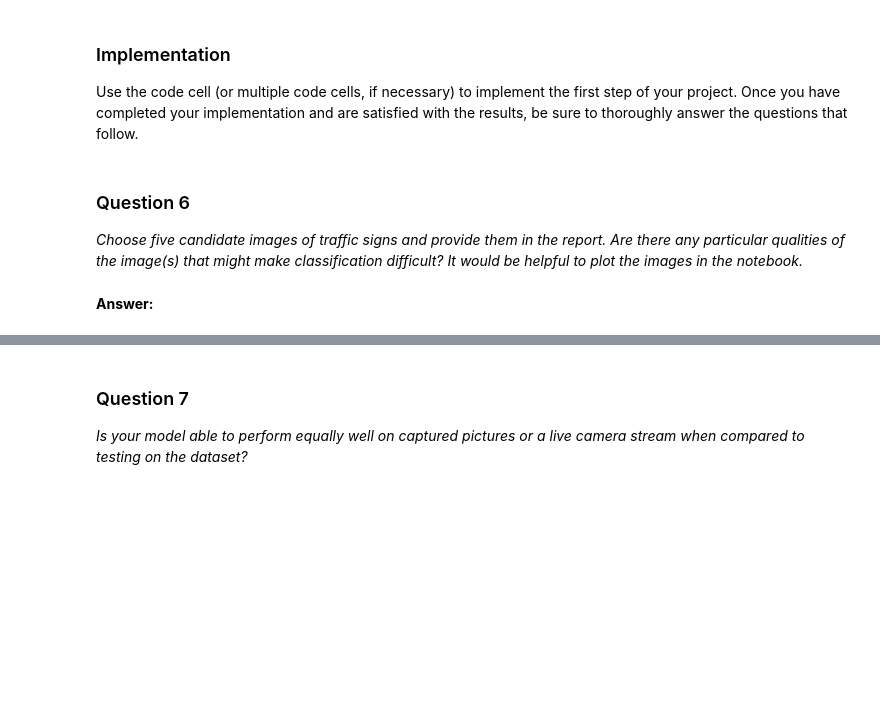
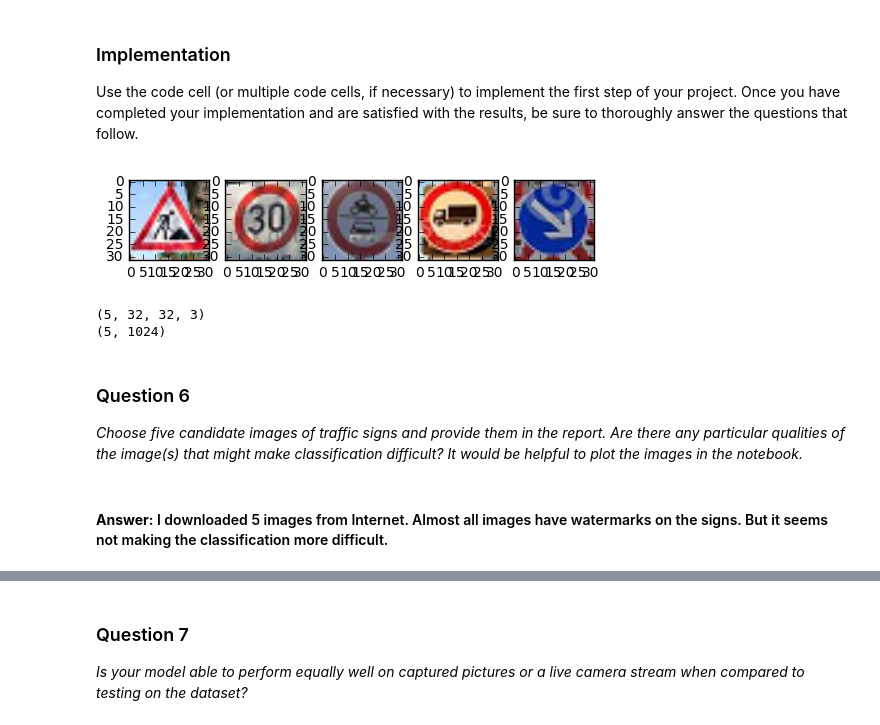
Before and after one commit to qianqian121/nd013, a Jupyter notebook: tensorflow/Traffic_Signs_Recognition.ipynb, the cells around one changed output, grey strips where cells are left out. Saved outputs shown, nothing was run; the diff lists cells and outputs as text; code cells hidden in the pictures; blank space fills up the shorter version.

```diff
--- a/tensorflow/Traffic_Signs_Recognition.ipynb
+++ b/tensorflow/Traffic_Signs_Recognition.ipynb
@@ -70,11 +73,18 @@ Number of testing examples = 12630
 Image data shape = (32, 32, 3)
 Number of classes = 43
 # %%
+# Get randomized datasets for training and validation
+#X_train, X_valid, y_train, y_valid = train_test_split(
+#    X_train,
+#    y_train,
+#    test_size=0.05,
+#    random_state=832289)
+
 ### Data exploration visualization goes here.
 ### Feel free to use as many code cells as needed.
 import matplotlib.pyplot as plt
 plt.figure(figsize=(15, 3))
-for i in range(5):
+for i in range(0,5):
     plt.subplot(1, 5, i+1)
     plt.imshow(X_train[i])
 plt.figure(figsize=(15, 3))
@@ -82,6 +92,9 @@ for i in range(5):
     plt.subplot(1, 5, i+1)
     plt.imshow(X_test[i])
 plt.show()
+for i in range(5):
+    print(y_train[i])
+# label is int number from 0-42
 # %% [output]
 [figure]
 [figure]
@@ -497,12 +555,40 @@ Use the code cell (or multiple code cells, if necessary) to implement the first
 # %%
 ### Load the images and plot them here.
 ### Feel free to use as many code cells as needed.
+# %%
+%matplotlib inline
+from PIL import Image
+import matplotlib.image as mpimg
+test_prefix = "/data/test/test_image_"
+test_new = []
+for i in range(1,6):
+    img=mpimg.imread(test_prefix + str(i) + ".jpg")
+    test_new.append(img)
+
+for i in range(5):
+    plt.subplot(1, 5, i+1)
+    plt.imshow(test_new[i])
+plt.show()
+# %% [output]
+[figure, added]
+# %%
+# convert test new images to gray images
+test_new = np.asarray(test_new)
+print(test_new.shape)
+gray_test_new = rgb2gray(test_new)
+test_new_norm = normalize_greyscale(gray_test_new)
+test_new_norm -= 0.5
+test_new_features = np.reshape(test_new_norm, (test_new_norm.shape[0], 32*32))
+print(test_new_features.shape)
+# %% [output]
+(5, 32, 32, 3)
+(5, 1024)
 # %% [markdown]
 ### Question 6
 
 _Choose five candidate images of traffic signs and provide them in the report. Are there any particular qualities of the image(s) that might make classification difficult? It would be helpful to plot the images in the notebook._
-# %% [markdown]
-**Answer:**
+# %% [markdown]
+#### **Answer:** I downloaded 5 images from Internet. Almost all images have watermarks on the signs. But it seems not making the classification more difficult.
 # %%
 ### Run the predictions here.
 ### Feel free to use as many code cells as needed.
```
Also changed, not shown: parts of 32 cells of this notebook, 7 other files.
